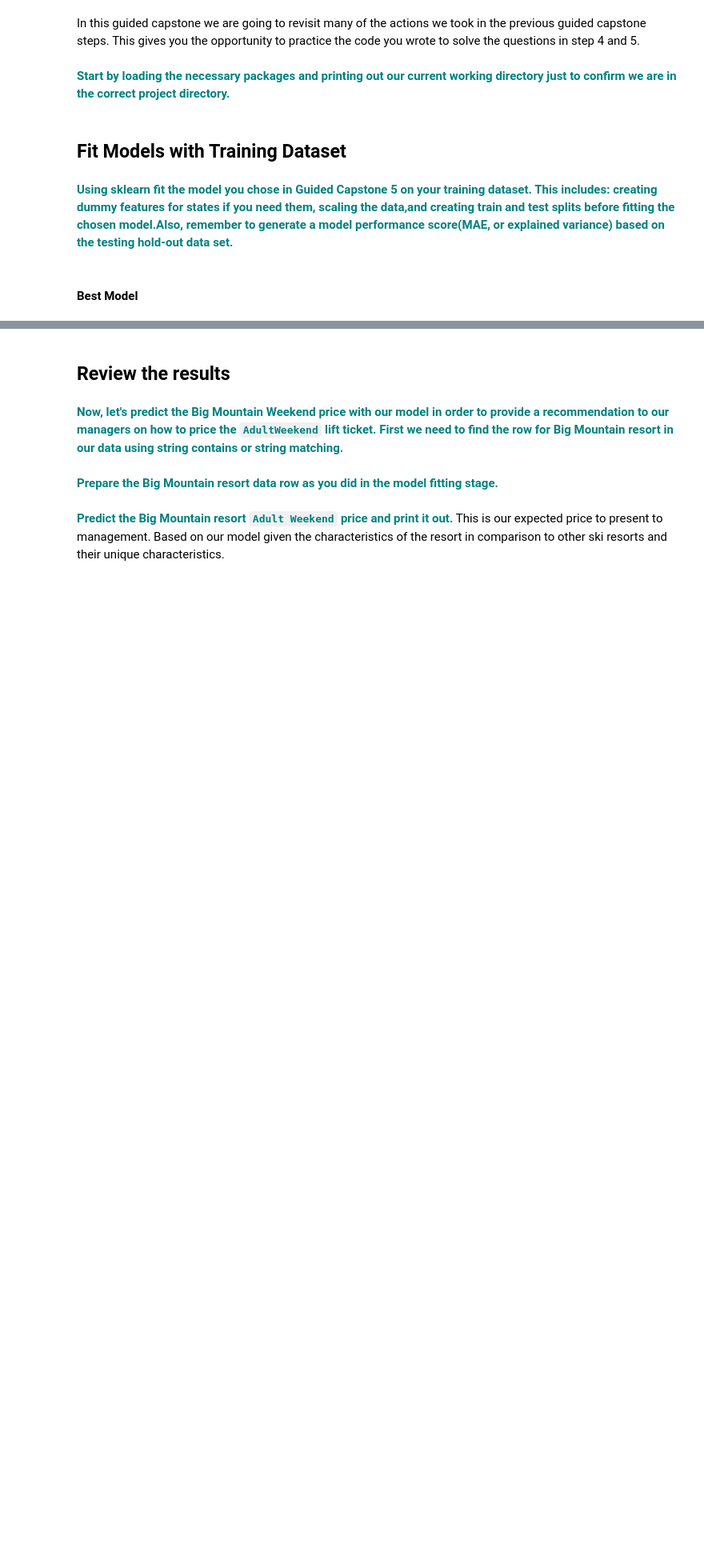
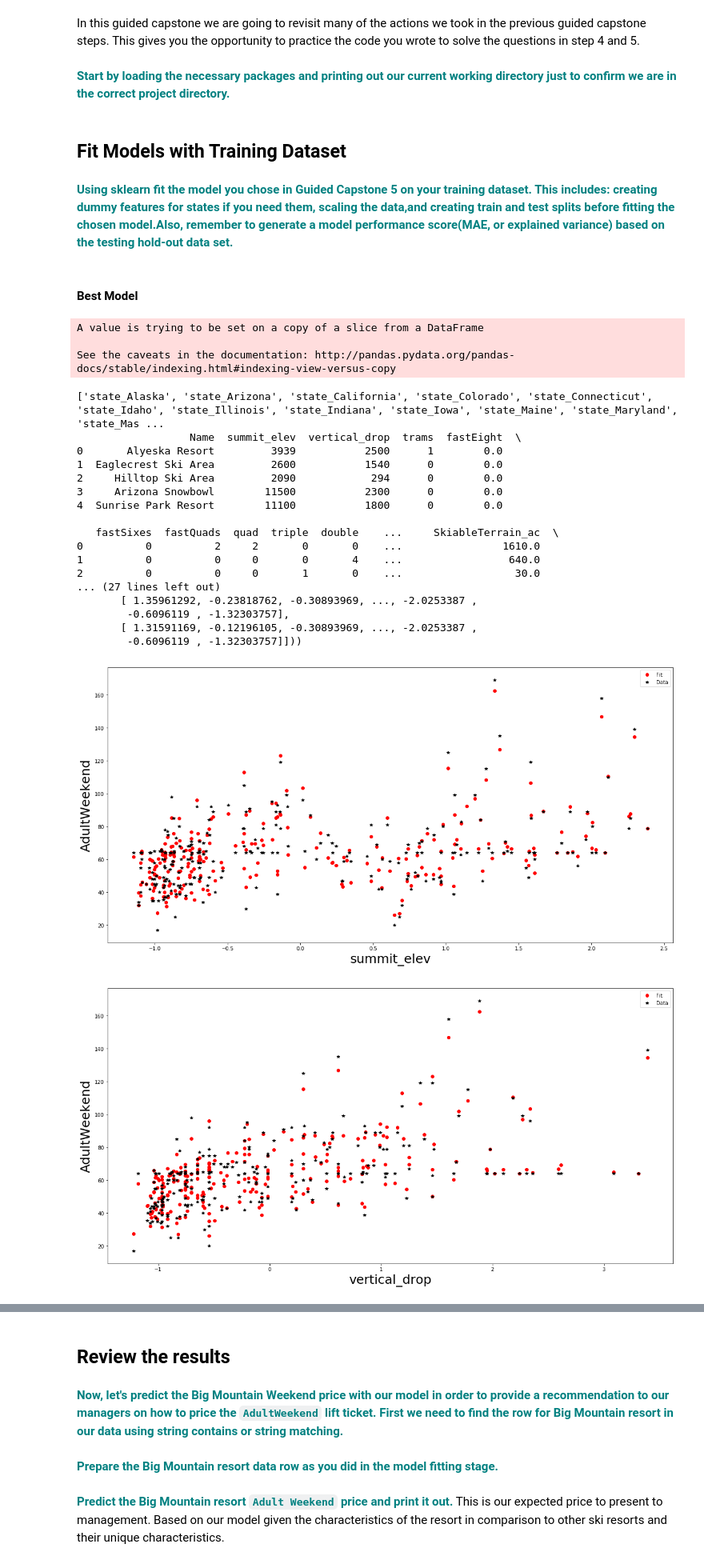
Before and after one commit to abhinavgairola/Guided_2, a Jupyter notebook: GuidedCapstoneStep6HL.ipynb, the cells around one changed output, grey strips where cells are left out. Shown: that part at 80% size. Drawn from its saved outputs; the diff is of its cells as text; code cells hidden in the pictures; blank space fills up the shorter version.

```diff
--- a/GuidedCapstoneStep6HL.ipynb
+++ b/GuidedCapstoneStep6HL.ipynb
@@ -30,3 +41,73 @@ In this guided capstone we are going to revisit many of the actions we took in t
 **<font color='teal'> Using sklearn fit the model you chose in Guided Capstone 5 on your training dataset. This includes: creating dummy features for states if you need them, scaling the data,and creating train and test splits before fitting the chosen model.Also, remember to generate a model performance score(MAE, or explained variance) based on the testing hold-out data set.</font>**
 # %% [markdown]
 #### Best Model
+# %%
+df = pd.read_csv('/home/abhinav/SPRINGBOARD/Guided_2/data/step3_output.csv')
+keys = df.keys()
+#drop Unnmaed: 0
+df.drop(keys[0],axis=1,inplace=True)
+df.head(5)
+# select state column only
+dfo=df.select_dtypes(include=['object']) # select object type columns
+dfo.drop('Name',axis=1,inplace=True)
+dfo.head(5)
+# create dummy variables for state i.e. convert the categorical values to indicator values using get_dummies method
+# of pandas
+df = pd.concat([df.drop('state', axis=1), pd.get_dummies(dfo)], axis=1)
+df.head(5)
+print(list(df.filter(regex = 'state_')))
+# drop the state variable
+df_state = df.drop(list(df.filter(regex = 'state_')), axis = 1)#select columns using regular expression
+print(df_state.head(5))
+# We are going to make AdultWeekend as a response variable
+X = df_state.drop(['Name','AdultWeekend'], axis=1)
+y = df_state['AdultWeekend']
+indicator_names = X.columns
+# Scale the variables
+scaler = preprocessing.StandardScaler().fit(X)
+X_scaled=scaler.transform(X)
+print(np.shape(X_scaled),X_scaled)
+# Flatten the array
+y = y.ravel()
+# split in train and test using train_test_split method of sklearn
+X_train, X_test, y_train, y_test = train_test_split(X_scaled, y, test_size=0.25, random_state=1)
+# Fit a multiple linear model
+lm = linear_model.LinearRegression()
+model = lm.fit(X_train,y_train)
+# Visualize
+for i in range(0,len(X_train[0,:])):
+    plt.figure(figsize= (20,10))
+    feature_number = i
+    #if i == 1:
+    plt.plot(X_train[:,feature_number],model.predict(X_train),'o',color='red',label='Fit')
+    plt.plot(X_train[:,feature_number],y_train,"*",color='black',label='Data')
+    #if i !=1:
+        #plt.plot(X_train[:,feature_number],model.predict(X_train),'o',color='red')
+        #plt.plot(X_train[:,feature_number],y_train,"*",color='black')
+    plt.xlabel(indicator_names[i],fontsize=25)
+    plt.ylabel('AdultWeekend',fontsize=25)
+    plt.legend(loc='best')
+plt.show()
+# %% [output]
+A value is trying to be set on a copy of a slice from a DataFrame
+
+See the caveats in the documentation: http://pandas.pydata.org/pandas-docs/stable/indexing.html#indexing-view-versus-copy
+['state_Alaska', 'state_Arizona', 'state_California', 'state_Colorado', 'state_Connecticut', 'state_Idaho', 'state_Illinois', 'state_Indiana', 'state_Iowa', 'state_Maine', 'state_Maryland', 'state_Mas ...
+                  Name  summit_elev  vertical_drop  trams  fastEight  \
+0       Alyeska Resort         3939           2500      1        0.0
+1  Eaglecrest Ski Area         2600           1540      0        0.0
+2     Hilltop Ski Area         2090            294      0        0.0
+3     Arizona Snowbowl        11500           2300      0        0.0
+4  Sunrise Park Resort        11100           1800      0        0.0
+
+   fastSixes  fastQuads  quad  triple  double    ...     SkiableTerrain_ac  \
+0          0          2     2       0       0    ...                1610.0
+1          0          0     0       0       4    ...                 640.0
+2          0          0     0       1       0    ...                  30.0
+... (27 lines left out)
+       [ 1.35961292, -0.23818762, -0.30893969, ..., -2.0253387 ,
+        -0.6096119 , -1.32303757],
+       [ 1.31591169, -0.12196105, -0.30893969, ..., -2.0253387 ,
+        -0.6096119 , -1.32303757]]))
+[figure, added]
+[figure, added]
```
Also changed, not shown: parts of 2 cells of this notebook, 1 other file.
